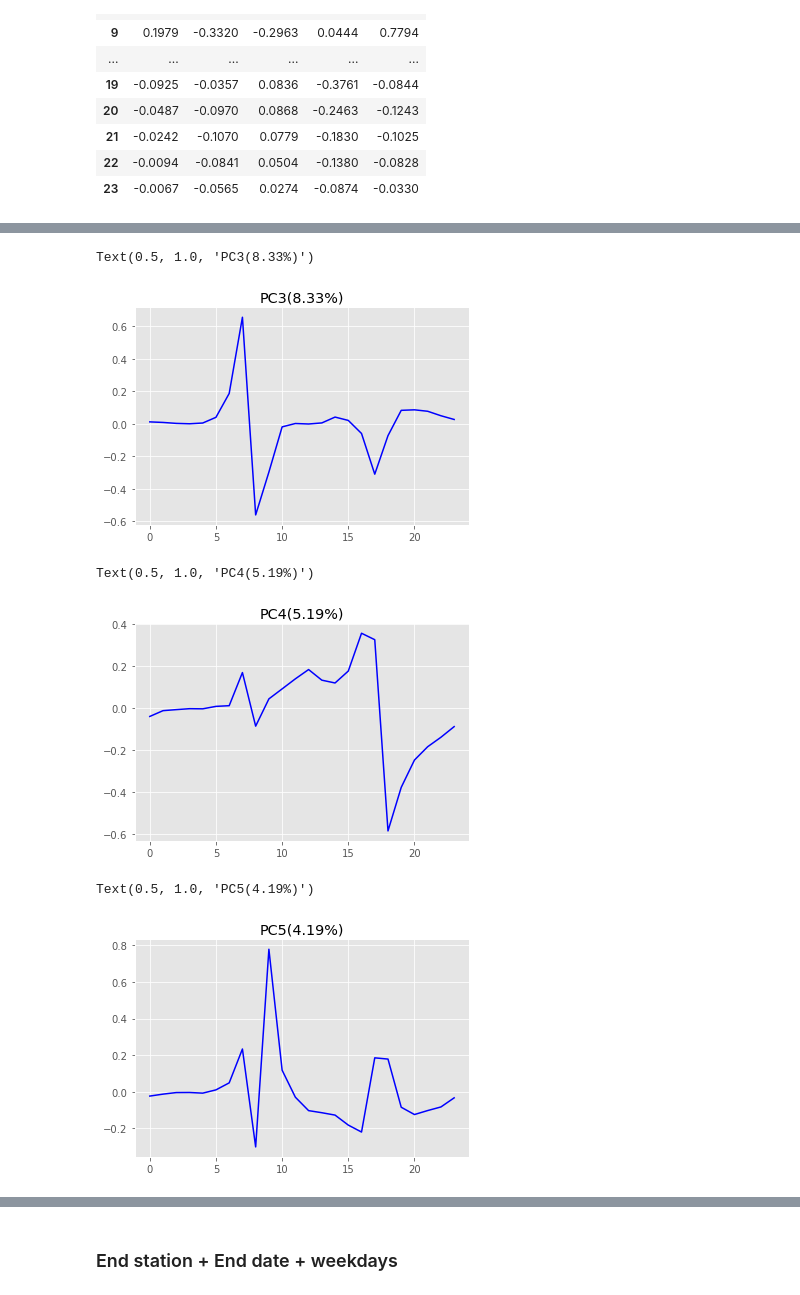
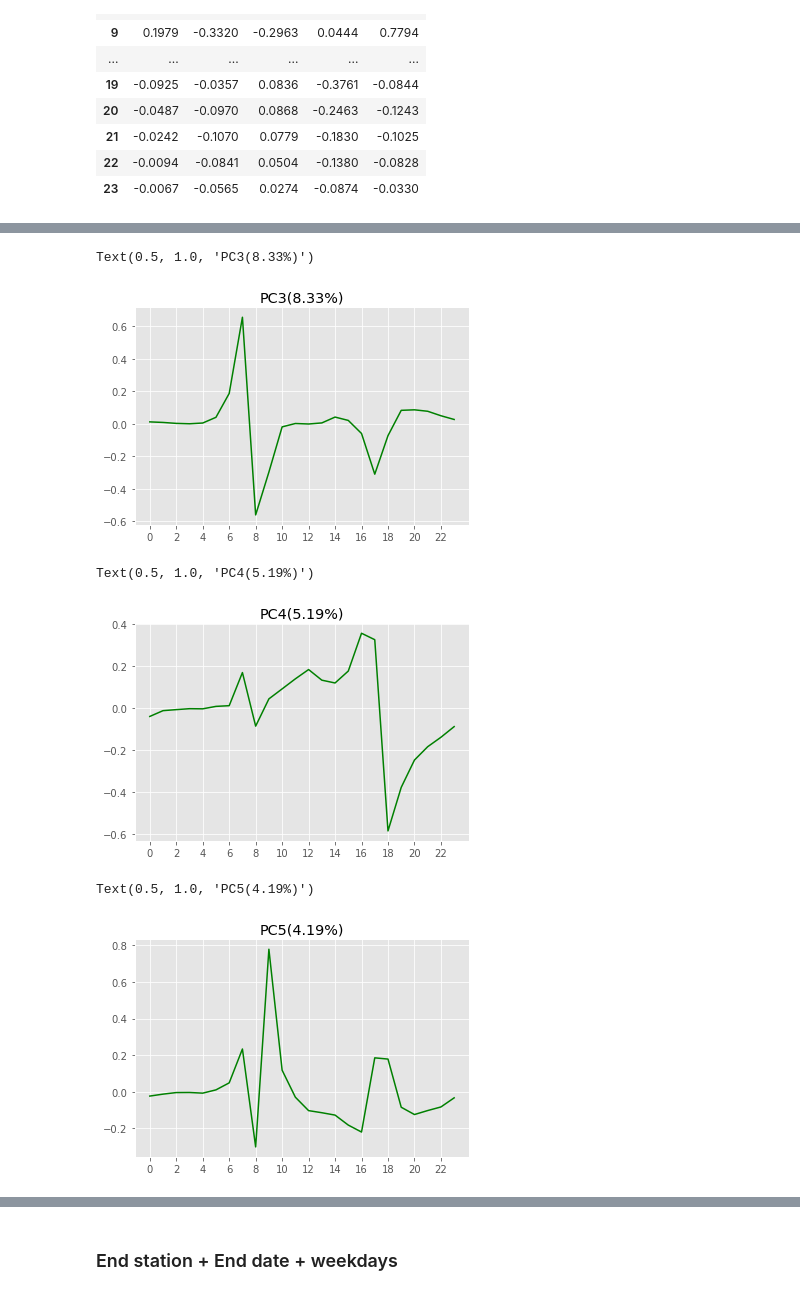
Before and after one commit to ucfnmxu/diss_code, a Jupyter notebook: before-data.ipynb, the cells around one changed output, grey strips where cells are left out. Drawn from its saved outputs; the diff is of its cells as text; code cells hidden in the pictures.

```diff
--- a/before-data.ipynb
+++ b/before-data.ipynb
@@ -319,20 +438,23 @@ Text(0.5, 1.0, 'PC2(9.65%)')
 # %%
-Loadings["PC3"].plot(color = 'blue')
+Loadings["PC3"].plot(color = 'green')
+plt.xticks([0,2,4,6,8,10,12,14,16,18,20,22])
 plt.title("PC3({:.2f}%)".format(pca.explained_variance_ratio_[2]*100))  # add title
 # %% [output]
 Text(0.5, 1.0, 'PC3(8.33%)')
-[figure, old version]
+[figure, new version]
 # %%
-Loadings["PC4"].plot(color = 'blue')
+Loadings["PC4"].plot(color = 'green')
+plt.xticks([0,2,4,6,8,10,12,14,16,18,20,22])
 plt.title("PC4({:.2f}%)".format(pca.explained_variance_ratio_[3]*100))  # add title
 # %% [output]
 Text(0.5, 1.0, 'PC4(5.19%)')
-[figure, old version]
+[figure, new version]
 # %%
-Loadings["PC5"].plot(color = 'blue')
+Loadings["PC5"].plot(color = 'green')
+plt.xticks([0,2,4,6,8,10,12,14,16,18,20,22])
 plt.title("PC5({:.2f}%)".format(pca.explained_variance_ratio_[4]*100))  # add title
 # %% [output]
 Text(0.5, 1.0, 'PC5(4.19%)')
-[figure, old version]
+[figure, new version]
 # %%
 station = start_wkday_b3.index.tolist()
```
Also changed, not shown: parts of 43 cells of this notebook.
